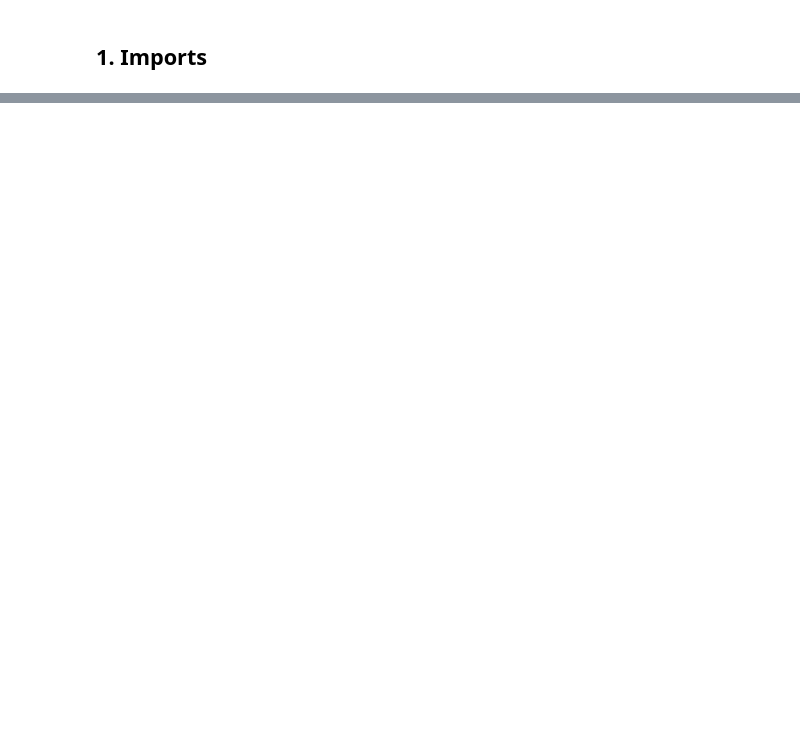
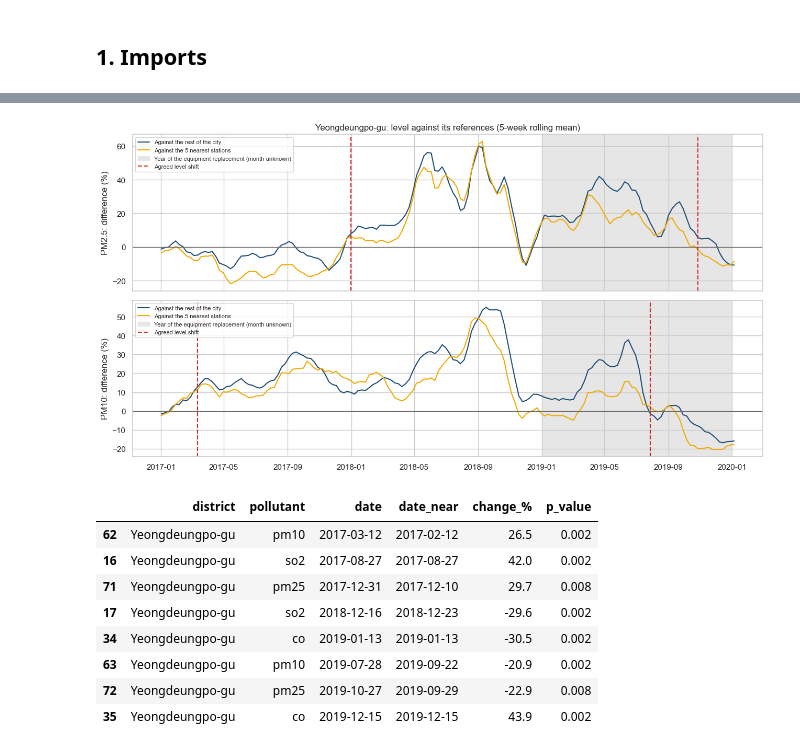
Before and after one commit to moliiner/air_pollution_analysis_seoul, a Jupyter notebook: notebooks/03_eda_spatial.ipynb, the cells around one changed output, grey strips where cells are left out. Cells and saved outputs as stored; diff of their text form; code cells hidden in the pictures; blank space fills up the shorter version.

```diff
--- a/notebooks/03_eda_spatial.ipynb
+++ b/notebooks/03_eda_spatial.ipynb
@@ -162,0 +314,21 @@ Pairwise correlation of daily PM2.5 between districts: min 0.90, median 0.95
+# %%
+events = outages[outages["documented_that_year"]].sort_values("end").groupby(["district", "year"]).tail(1)
+rows = []
+for event in events.itertuples():
+    row = {"district": event.district, "after_outage_ending": event.end.date()}
+    for pollutant in config.POLLUTANTS:
+        change = change_around(ratios[pollutant][0][event.district], event.end)
+        row[pollutant] = np.expm1(change) * 100
+    rows.append(row)
+study = pd.DataFrame(rows).set_index(["district", "after_outage_ending"]).sort_index(level=1)
+
+typical = {}
+for pollutant in config.POLLUTANTS:
+    weekly = ratios[pollutant][0]
+    changes = [abs(change_around(weekly[d], date)) for d in weekly.columns for date in weekly.index[13:-13]]
+    typical[pollutant] = np.expm1(np.nanpercentile(changes, 95)) * 100
+print("95th percentile of the absolute change, in %:", {k: round(float(v), 1) for k, v in typical.items()})
+unusual = study.abs() > pd.Series(typical)
+print(f"Changes beyond that level: {int(unusual.to_numpy().sum())} of {unusual.size} (chance alone gives about 5%)")
+print("By pollutant:", {k: int(v) for k, v in unusual.sum().items()}, "of", len(unusual), "events")
+study.round(1)
@@ -162,0 +359,34 @@ Pairwise correlation of daily PM2.5 between districts: min 0.90, median 0.95
+# %%
+name = "Yeongdeungpo-gu"
+fig, axes = plt.subplots(2, 1, figsize=(13, 7), sharex=True)
+for ax, pollutant, label in zip(axes, ["pm25", "pm10"], ["PM2.5", "PM10"]):
+    city_ratio, near_ratio = ratios[pollutant]
+    ax.plot(np.expm1(city_ratio[name].rolling(5, center=True, min_periods=3).mean()) * 100,
+            color="#1f4e79", label="Against the rest of the city")
+    ax.plot(np.expm1(near_ratio[name].rolling(5, center=True, min_periods=3).mean()) * 100,
+            color="#f2a900", label="Against the 5 nearest stations")
+    ax.axhline(0, color="0.4", lw=1)
+    ax.axvspan(pd.Timestamp("2019-01-01"), pd.Timestamp("2019-12-31"), color="0.9", zorder=0,
+               label="Year of the equipment replacement (month unknown)")
+    for date in shifts[(shifts["district"] == name) & (shifts["pollutant"] == pollutant)]["date"]:
+        ax.axvline(date, color="#d62728", ls="--", label="Agreed level shift")
+    handles, labels = ax.get_legend_handles_labels()
+    unique = dict(zip(labels, handles))
+    ax.legend(unique.values(), unique.keys(), fontsize=8, loc="upper left")
+    ax.set_ylabel(f"{label}: difference (%)")
+axes[0].set_title(f"{name}: level against its references (5-week rolling mean)")
+fig.tight_layout()
+fig.savefig(config.FIGURES / "03_yeongdeungpo_case.png", dpi=120)
+plt.show()
+shifts[shifts["district"] == name].sort_values("date").round({"change_%": 1, "p_value": 4})
+# %% [output]
+[figure, added]
+|  | district | pollutant | date | date_near | change_% | p_value |
+| 62 | Yeongdeungpo-gu | pm10 | 2017-03-12 | 2017-02-12 | 26.5 | 0.002 |
+| 16 | Yeongdeungpo-gu | so2 | 2017-08-27 | 2017-08-27 | 42.0 | 0.002 |
+| 71 | Yeongdeungpo-gu | pm25 | 2017-12-31 | 2017-12-10 | 29.7 | 0.008 |
+| 17 | Yeongdeungpo-gu | so2 | 2018-12-16 | 2018-12-23 | -29.6 | 0.002 |
+| 34 | Yeongdeungpo-gu | co | 2019-01-13 | 2019-01-13 | -30.5 | 0.002 |
+| 63 | Yeongdeungpo-gu | pm10 | 2019-07-28 | 2019-09-22 | -20.9 | 0.002 |
+| 72 | Yeongdeungpo-gu | pm25 | 2019-10-27 | 2019-09-29 | -22.9 | 0.008 |
+| 35 | Yeongdeungpo-gu | co | 2019-12-15 | 2019-12-15 | 43.9 | 0.002 |
```
Also changed, not shown: parts of 37 cells of this notebook, 16 other files.
